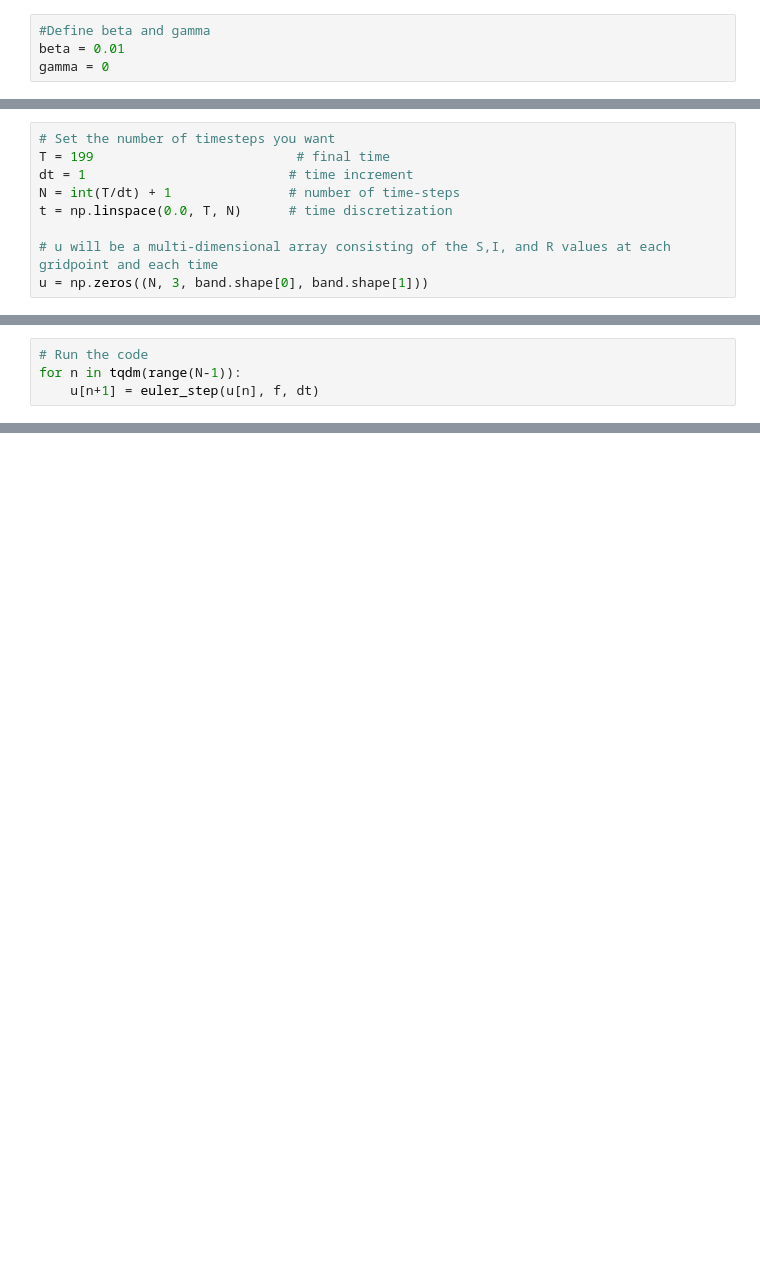
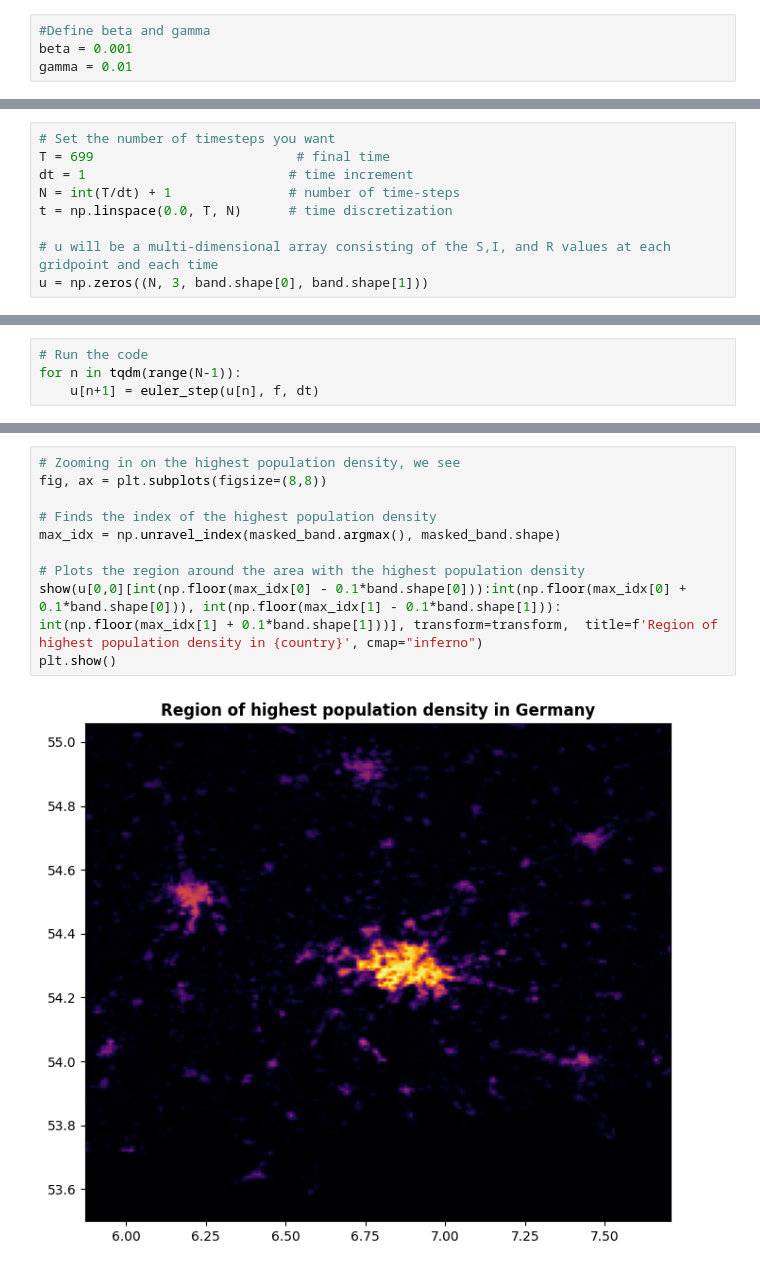
Before and after one commit to Mark-Bugden/zombie-outbreak, a Jupyter notebook: SketchFile.ipynb, the cells around one changed output, grey strips where cells are left out. Saved outputs shown, nothing was run; the diff lists cells and outputs as text; blank space fills up the shorter version.

Commit message:
Changed around some files

```diff
--- a/SketchFile.ipynb
+++ b/SketchFile.ipynb
@@ -122,5 +122,5 @@ with a similar term for $I$. We could also include diagonal interactions here, b
 We will use the population density map obtained at the start of this notebook as our initial values for the susceptible population. Each pixel is a gridpoint, and the brightness of that pixel represents the population density, and actually the total population at each pixel. We will assume that almost all of the population is initially uninfected (and therefore susceptible), and numerically solve the above equations when we introduce a small infected population into the most densely populated part of the country.
 # %%
 #Define beta and gamma
-beta = 0.01
-gamma = 0
+beta = 0.001
+gamma = 0.01
@@ -188,7 +186,7 @@ def f(u):
     return padding
 # %%
 # Set the number of timesteps you want
-T = 199                          # final time
+T = 699                          # final time
 dt = 1                          # time increment
 N = int(T/dt) + 1               # number of time-steps
 t = np.linspace(0.0, T, N)      # time discretization
@@ -235,0 +235,12 @@ imageio.mimsave('movie.gif', images)
+# %%
+# Zooming in on the highest population density, we see
+fig, ax = plt.subplots(figsize=(8,8))
+
+# Finds the index of the highest population density
+max_idx = np.unravel_index(masked_band.argmax(), masked_band.shape)
+
+# Plots the region around the area with the highest population density
+show(u[0,0][int(np.floor(max_idx[0] - 0.1*band.shape[0])):int(np.floor(max_idx[0] + 0.1*band.shape[0])), int(np.floor(max_idx[1] - 0.1*band.shape[1])): int(np.floor(max_idx[1] + 0.1*band.shape[1]))], transform=transform,  title=f'Region of highest population density in {country}', cmap="inferno")
+plt.show()
+# %% [output]
+[figure, added]
```
Also changed, not shown: parts of 7 cells of this notebook, 1 other file.
